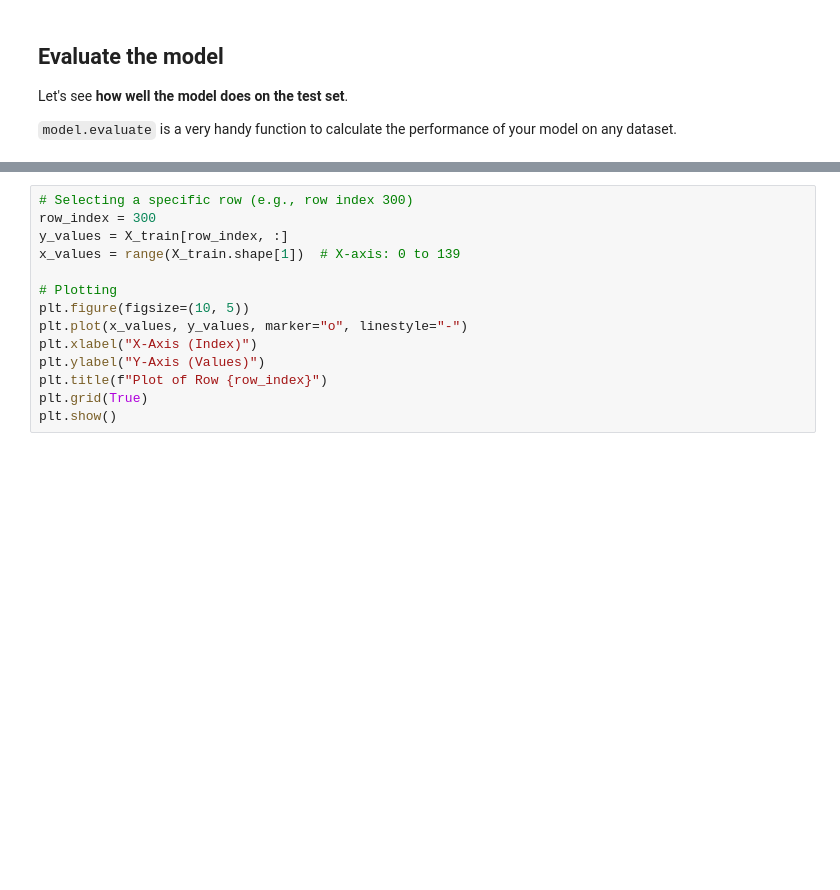
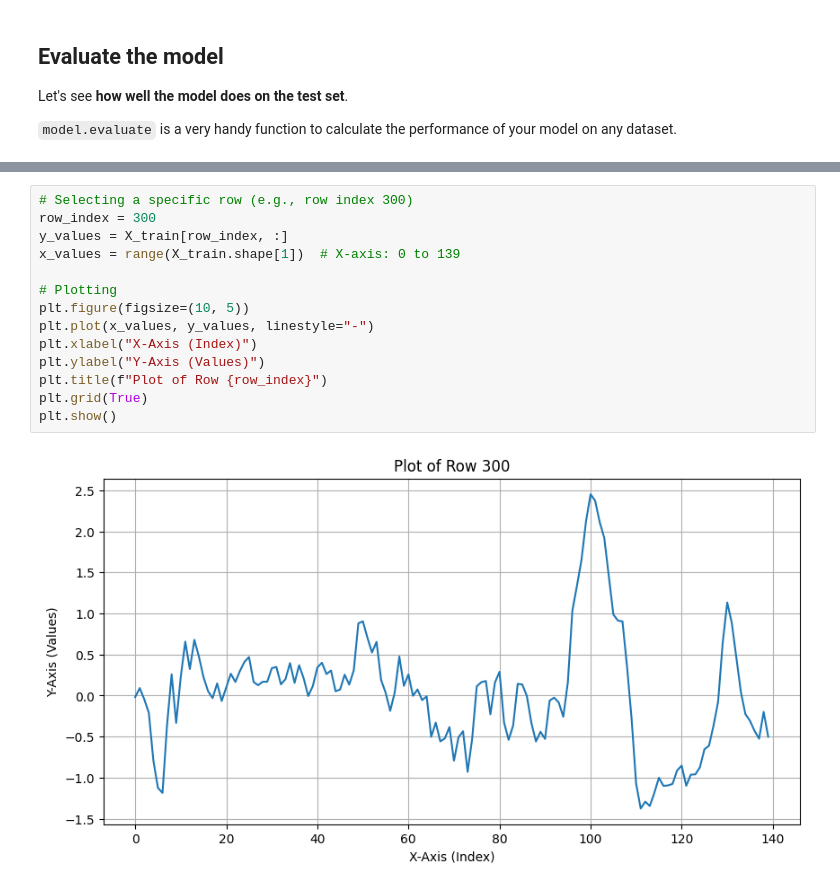
Before and after one commit to snowport/snowport.github.io, a Jupyter notebook: docs/notebooks/mitxpro/02_binary_classification.ipynb, the cells around one changed output, grey strips where cells are left out. Saved outputs shown, nothing was run; the diff lists cells and outputs as text; blank space fills up the shorter version.

```diff
--- a/docs/notebooks/mitxpro/02_binary_classification.ipynb
+++ b/docs/notebooks/mitxpro/02_binary_classification.ipynb
@@ -188,16 +276,18 @@ y.value_counts(normalize=True)
 # %%
 # Selecting a specific row (e.g., row index 300)
 row_index = 300
 y_values = X_train[row_index, :]
 x_values = range(X_train.shape[1])  # X-axis: 0 to 139
 
 # Plotting
 plt.figure(figsize=(10, 5))
-plt.plot(x_values, y_values, marker="o", linestyle="-")
+plt.plot(x_values, y_values, linestyle="-")
 plt.xlabel("X-Axis (Index)")
 plt.ylabel("Y-Axis (Values)")
 plt.title(f"Plot of Row {row_index}")
 plt.grid(True)
 plt.show()
+# %% [output]
+[figure, added]
 # %%
 print(y_train[row_index])  # Result is abnormal scan for row_index=300
```
Also changed, not shown: parts of 16 cells of this notebook.
